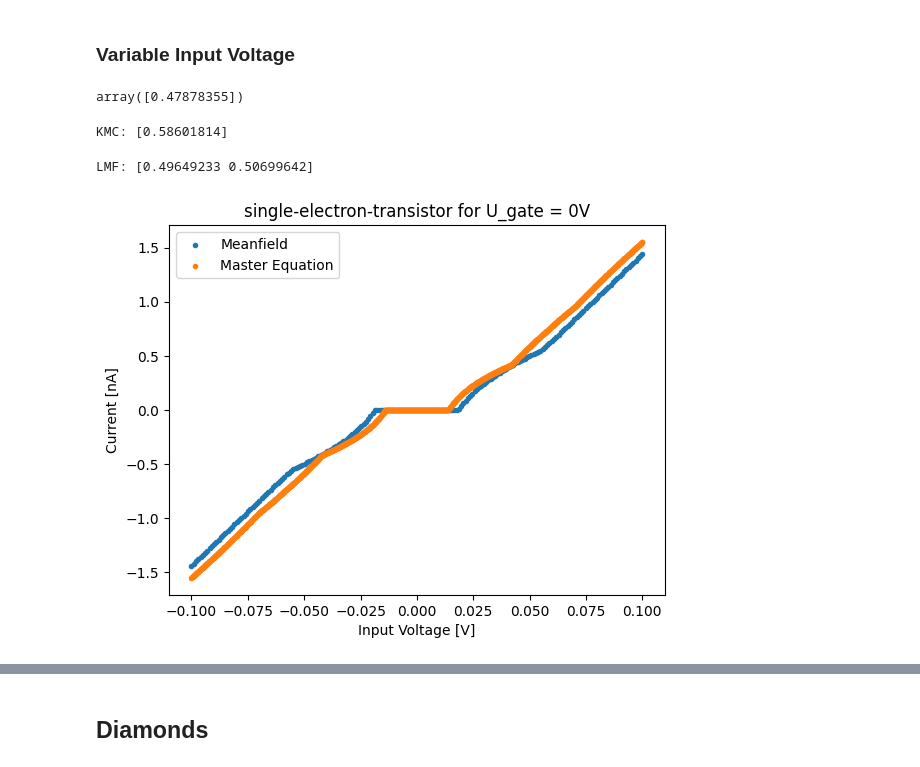
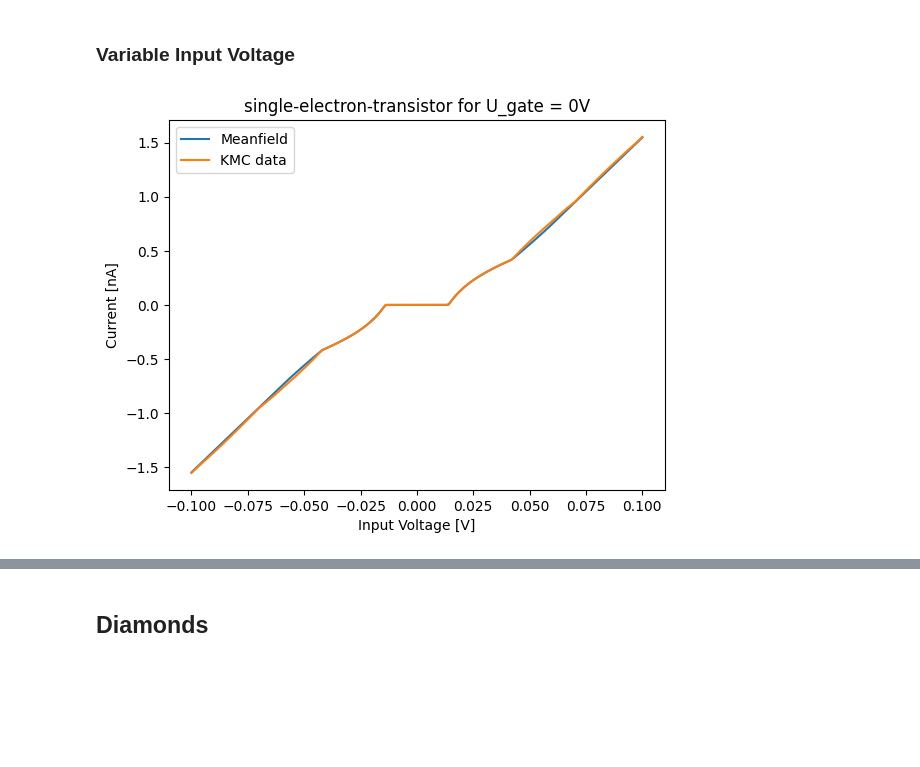
Before and after one commit to evanwonisch/NanoNetsMF, a Jupyter notebook: run/single_electron_transistor/single_electron_transistor.ipynb, the cells around one changed output, grey strips where cells are left out. Cells and saved outputs as stored; diff of their text form; code cells hidden in the pictures; blank space fills up the shorter version.

```diff
--- a/run/single_electron_transistor.ipynb
+++ b/run/single_electron_transistor/single_electron_transistor.ipynb
@@ -19,11 +19,6 @@ We calculate the output current for a one-nanoparticle network under varied inpu
 # %%
 net = Network(1,1,1,[[0,0,0],[0,0,0]])
 mf = MeanField(net)
-# %%
-net.set_voltage_config([0.05, 0], 0)
-mf.numeric_integration_solve()
-# %% [output]
-array([0.47878355])
 # %%
 N = 200
 Us = np.linspace(-0.1, 0.1, N)
@@ -34,24 +29,16 @@ for i, U in enumerate(Us):
     Is[i] = -mf.calc_expected_electrode_current(state, 1) * CONST.electron_charge
 # %%
 # KMC data
-_, U_data, I_data = np.loadtxt("../data/set/set_0.0.csv", unpack = True, skiprows = 1, delimiter = ",")
+_, U_data, I_data = np.loadtxt("../../data/set/set_0.0.csv", unpack = True, skiprows = 1, delimiter = ",")
 I_data = I_data / 1000 * CONST.electron_charge
-# %%
-print("KMC:", I_data[np.where(np.abs(U_data - 0.05) < 0.0001)])
-# %% [output]
-KMC: [0.58601814]
-# %%
-print("LMF:", Is[np.where(np.abs(Us - 0.05) < 0.001)])
-# %% [output]
-LMF: [0.49649233 0.50699642]
 # %%
 # currents
-plt.scatter(Us, Is, marker = ".", label = "Meanfield")
-plt.scatter(U_data, I_data, marker = ".", label = "Master Equation")
+plt.plot(Us, Is, label = "Meanfield")
+plt.plot(U_data, I_data, label = "KMC data")
 plt.xlabel("Input Voltage [V]")
 plt.ylabel("Current [nA]")
 plt.title("single-electron-transistor for U_gate = 0V")
 plt.legend()
-plt.savefig("../output/set.png")
+plt.savefig("../../output/set_kmc.png")
 # %% [output]
-[figure, old version]
+[figure, new version]
```
Also changed, not shown: parts of 7 cells of this notebook, 17 other files.
